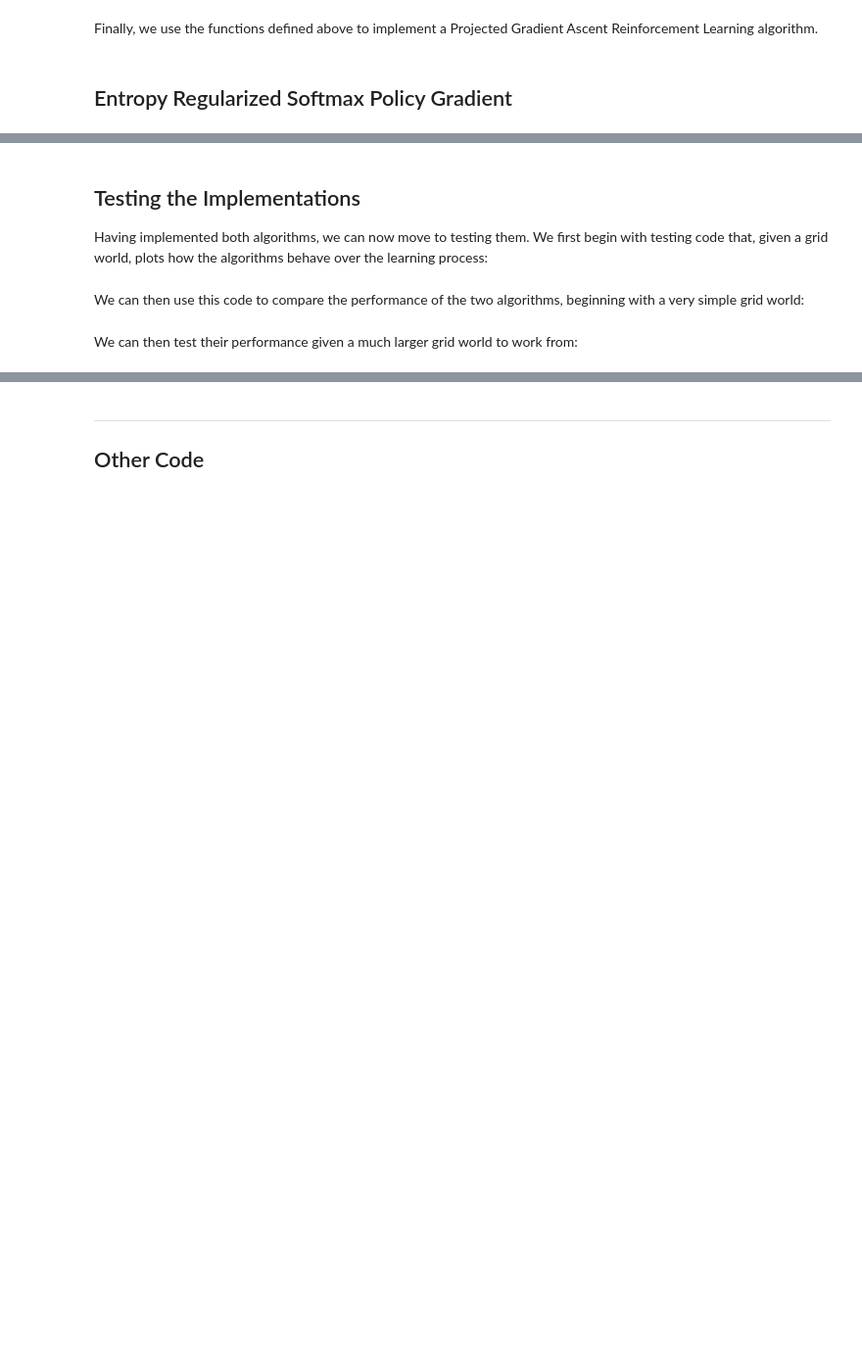
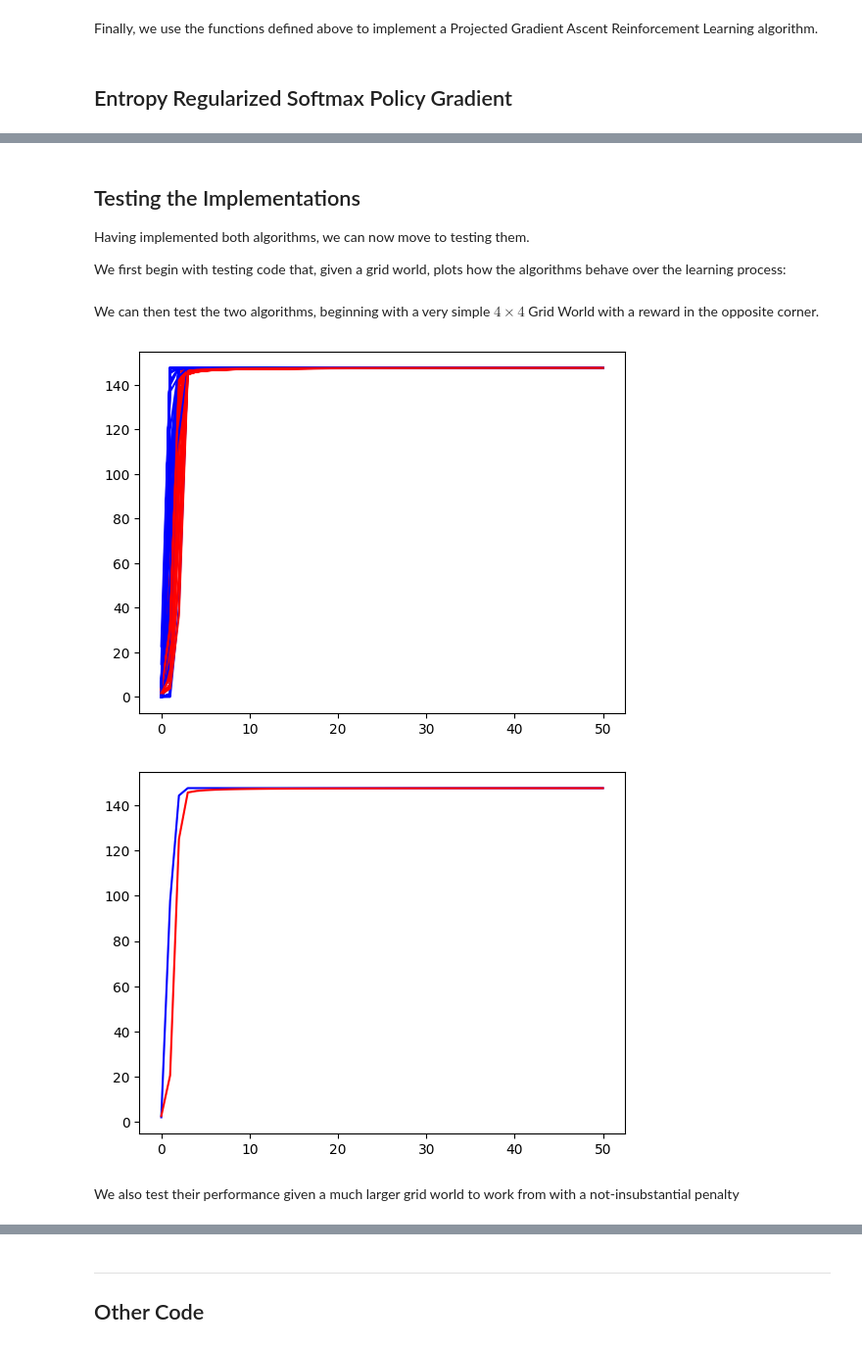
Before and after one commit to pamsoulin/cs169-finite-time-rl, a Jupyter notebook: final-project-169.ipynb, the cells around one changed output, grey strips where cells are left out. Shown at 98% size. Drawn from its saved outputs; the diff is of its cells as text; code cells hidden in the pictures; blank space fills up the shorter version.

Commit message:
Add termination conditions + sharpen testing code

```diff
--- a/final-project-169.ipynb
+++ b/final-project-169.ipynb
@@ -188,36 +218,22 @@ def softmax(x):
     return np.float64(exp_vals/np.sum(exp_vals))
 # %%
 def get_V_tilde(gw, policy, d, temperature):
-    #print("GVT: " + str(type(gw)))
     val_term = gw.rho.dot(get_V(gw, policy, d))
-    ent_term = temperature * discounted_entropy(policy, d)
-    #print(val_term)
-    #print(ent_term)
-    return get_V(gw, policy, d) + temperature * discounted_entropy(policy, d)
+    ent_term = temperature * discounted_entropy(policy, gw, d)
+    return get_V(gw, policy, d) + temperature * discounted_entropy(policy, gw, d)
 
 def get_Q_tilde(gw, policy, d, temperature):
-    #print("GQT: " + str(type(gw)))
     P, R = gw.P, gw.R
     V = get_V_tilde(gw, policy, d, temperature)
     return R + gw.gamma * np.einsum( 'ijk,k->ij', P.reshape( gw.NSTATES, gw.NACTIONS, gw.NSTATES) , V )
 
 def get_A_tilde(gw, policy, temperature, d):
-    #print("GAT: " + str(type(gw)))
     eps = 1e-20
-    t1 = get_Q_tilde(gw, policy, d, temperature)
-    t2 = temperature * np.log(policy+eps)
-    t3 = get_V_tilde(gw, policy, d, temperature)
-    #print(t1.shape)
-    #print(t2.shape)
-    #print(t3.shape)
     ot = ((get_Q_tilde(gw, policy, d, temperature) - temperature * np.log(policy+eps)).transpose() - get_V_tilde(gw, policy, d, temperature)).transpose()
-    #print(ot.shape)
     return ((get_Q_tilde(gw, policy, d, temperature) - temperature * np.log(policy+eps)).transpose() - get_V_tilde(gw, policy, d, temperature)).transpose()
 
 def get_grad_V_tilde(gw, policy, temperature):
-    #print("GGVT: " + str(type(gw)))
     Ptheta = get_Ptheta2D(gw.P, policy, gw)
     d = get_d(gw.gamma, Ptheta)
-    #print((policy * get_A_tilde(gw, policy, temperature, d)).shape)
     return ((1 / (1 - gw.gamma)) * gw.rho.dot(d).T * (policy * get_A_tilde(gw, policy, temperature, d)).T).T
 # %%
@@ -244,9 +267,11 @@ def entropy_softmax_gradient_ascent(gw, T = 1000, eta = 0.3, temp = 0.05):
     return policy, Vs
 # %% [markdown]
 ## Testing the Implementations
-Having implemented both algorithms, we can now move to testing them. We first begin with testing code that, given a grid world, plots how the algorithms behave over the learning process:
+Having implemented both algorithms, we can now move to testing them.
+
+We first begin with testing code that, given a grid world, plots how the algorithms behave over the learning process:
 # %%
-def test_algorithms(gw: Gridworld, num_tests = 10, T = 1000):
+def test_algorithms(gw: Gridworld, T = 1_000, num_tests = 50):
     # record variables
     gradient_ascent_policies = []
     gradient_ascent_values_over_learning = []
@@ -269,25 +294,28 @@ def test_algorithms(gw: Gridworld, num_tests = 10, T = 1000):
     plt.show()
 
     # display average plot (andrew: not sure that this is actually meaningful)
-    # plt.figure()
-    # x = np.linspace(0, T + 1, T + 1)
-    # ga_mean = np.mean(gradient_ascent_values_over_learning, axis = 0)
-    # ga_std_dev = np.std(gradient_ascent_values_over_learning, axis = 0)
-    # esga_mean = np.mean(entropy_softmax_values_over_learning, axis = 0)
-    # esga_std_dev = np.std(entropy_softmax_values_over_learning, axis = 0)
+    plt.figure()
+    x = np.linspace(0, T + 1, T + 1)
+    ga_mean = np.mean(gradient_ascent_values_over_learning, axis = 0)
+    ga_std_dev = np.std(gradient_ascent_values_over_learning, axis = 0, dtype=np.float64)
+    esga_mean = np.mean(entropy_softmax_values_over_learning, axis = 0)
+    esga_std_dev = np.std(entropy_softmax_values_over_learning, axis = 0, dtype=np.float64)
     # plt.fill_between(x, ga_mean + ga_std_dev, ga_mean - ga_std_dev, alpha=0.5, facecolor='blue')
     # plt.fill_between(x, esga_mean + esga_std_dev, esga_mean - esga_std_dev, alpha=0.5, facecolor='red')
-    # plt.plot(ga_mean, 'b')
-    # plt.plot(esga_mean, 'r')
-    # plt.show()
+    plt.plot(ga_mean, 'b')
+    plt.plot(esga_mean, 'r')
+    plt.show()
 
     return gradient_ascent_policies, entropy_softmax_policies
 # %% [markdown]
-We can then use this code to compare the performance of the two algorithms, beginning with a very simple grid world:
+We can then test the two algorithms, beginning with a very simple $4 \times 4$ Grid World with a reward in the opposite corner.
 # %%
-gw = Gridworld(6, 3, 0.5)
-gw.set_reward(4, 2, 10)
+gw = Gridworld(4, 4, 0.9)
+gw.set_reward(3, 3, 25)
 
-ga_policies, es_policies = test_algorithms(gw)
+ga_policies, es_policies = test_algorithms(gw, 50)
+# %% [output]
+[figure, added]
+[figure, added]
 # %% [markdown]
-We can then test their performance given a much larger grid world to work from:
+We also test their performance given a much larger grid world to work from with a not-insubstantial penalty
```
Also changed, not shown: parts of 14 cells of this notebook.
